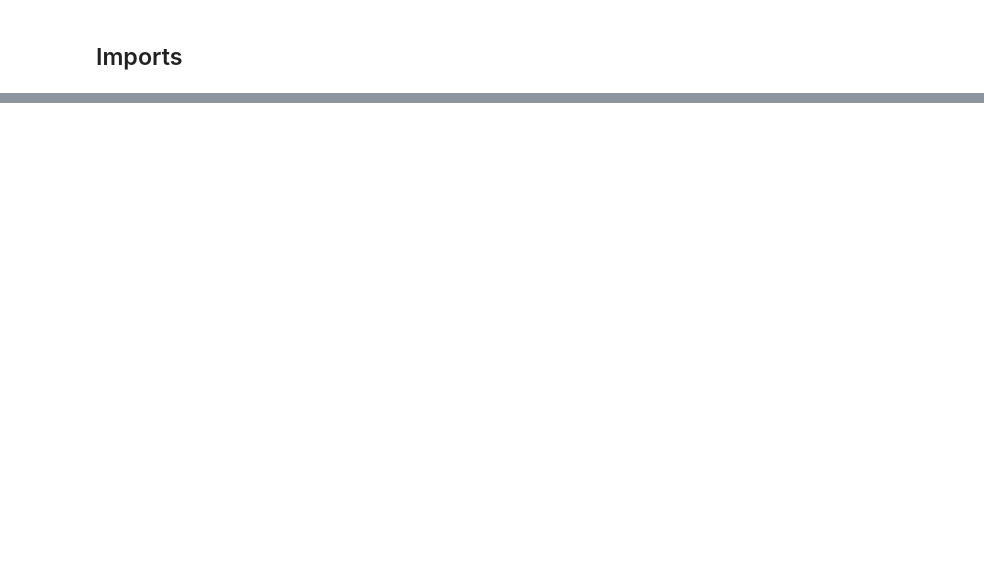
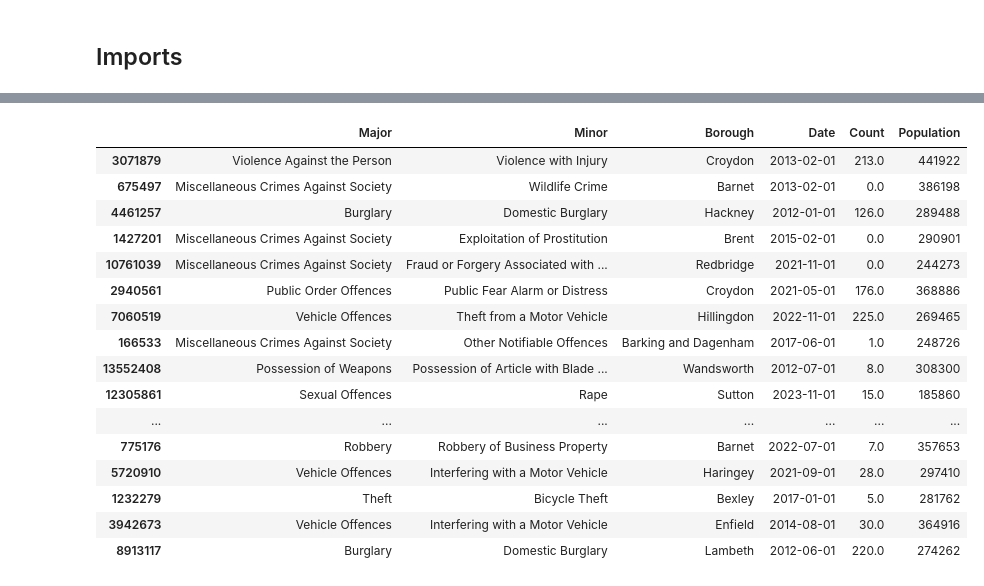
Before and after one commit to JamieW365/londoncrime, a Jupyter notebook: notebooks/exploratory/jw-2-population-exploration.ipynb, the cells around one changed output, grey strips where cells are left out. Cells and saved outputs as stored; diff of their text form; code cells hidden in the pictures; blank space fills up the shorter version.

```diff
--- a/notebooks/exploratory/jw-2-population-exploration.ipynb
+++ b/notebooks/exploratory/jw-2-population-exploration.ipynb
@@ -44,0 +58,20 @@ FileNotFoundError: [Errno 2] No such file or directory: '/home/jamie/code/JamieW
+# %%
+df_merged.sample(20)
+# %% [output]
+|  | Major | Minor | Borough | Date | Count | Population |
+| 3071879 | Violence Against the Person | Violence with Injury | Croydon | 2013-02-01 | 213.0 | 441922 |
+| 675497 | Miscellaneous Crimes Against Society | Wildlife Crime | Barnet | 2013-02-01 | 0.0 | 386198 |
+| 4461257 | Burglary | Domestic Burglary | Hackney | 2012-01-01 | 126.0 | 289488 |
+| 1427201 | Miscellaneous Crimes Against Society | Exploitation of Prostitution | Brent | 2015-02-01 | 0.0 | 290901 |
+| 10761039 | Miscellaneous Crimes Against Society | Fraud or Forgery Associated with ... | Redbridge | 2021-11-01 | 0.0 | 244273 |
+| 2940561 | Public Order Offences | Public Fear Alarm or Distress | Croydon | 2021-05-01 | 176.0 | 368886 |
+| 7060519 | Vehicle Offences | Theft from a Motor Vehicle | Hillingdon | 2022-11-01 | 225.0 | 269465 |
+| 166533 | Miscellaneous Crimes Against Society | Other Notifiable Offences | Barking and Dagenham | 2017-06-01 | 1.0 | 248726 |
+| 13552408 | Possession of Weapons | Possession of Article with Blade ... | Wandsworth | 2012-07-01 | 8.0 | 308300 |
+| 12305861 | Sexual Offences | Rape | Sutton | 2023-11-01 | 15.0 | 185860 |
+| ... | ... | ... | ... | ... | ... | ... |
+| 775176 | Robbery | Robbery of Business Property | Barnet | 2022-07-01 | 7.0 | 357653 |
+| 5720910 | Vehicle Offences | Interfering with a Motor Vehicle | Haringey | 2021-09-01 | 28.0 | 297410 |
+| 1232279 | Theft | Bicycle Theft | Bexley | 2017-01-01 | 5.0 | 281762 |
+| 3942673 | Vehicle Offences | Interfering with a Motor Vehicle | Enfield | 2014-08-01 | 30.0 | 364916 |
+| 8913117 | Burglary | Domestic Burglary | Lambeth | 2012-06-01 | 220.0 | 274262 |
```
Also changed, not shown: parts of 15 cells of this notebook.
